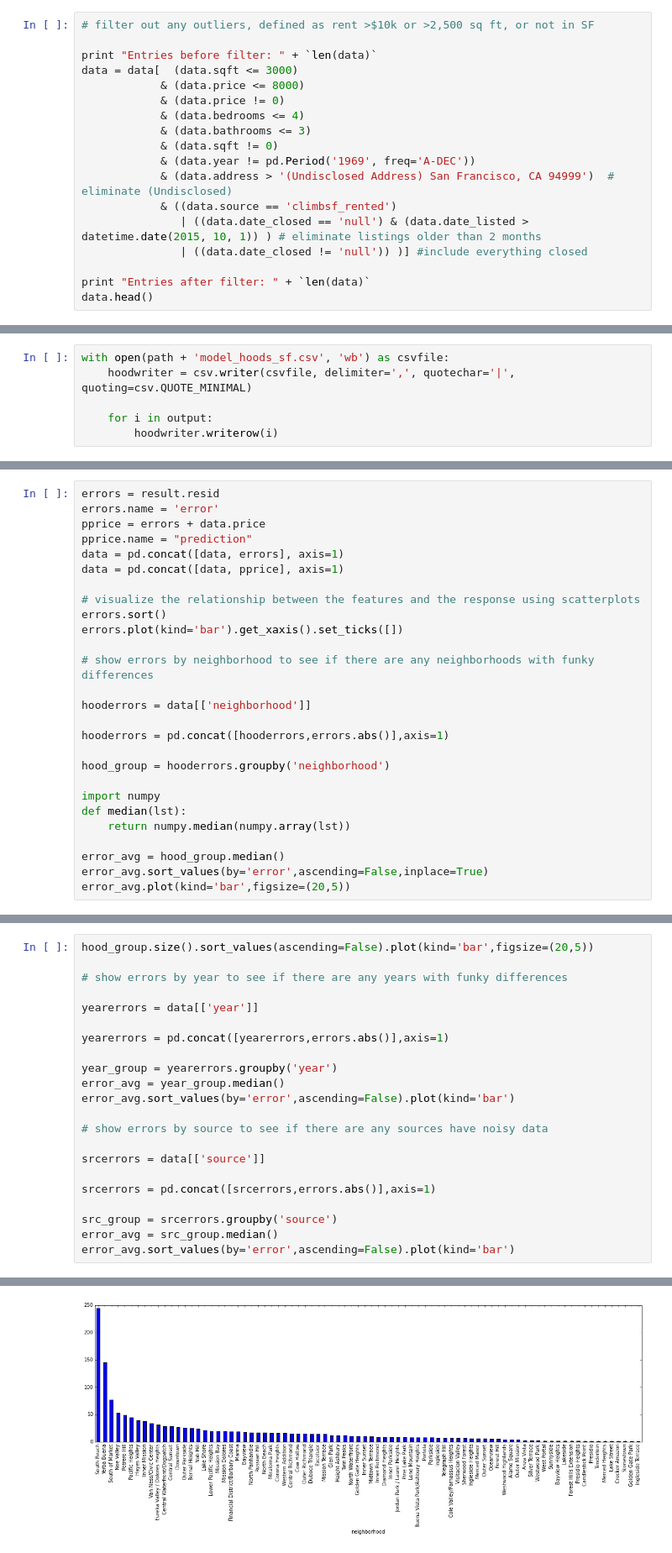
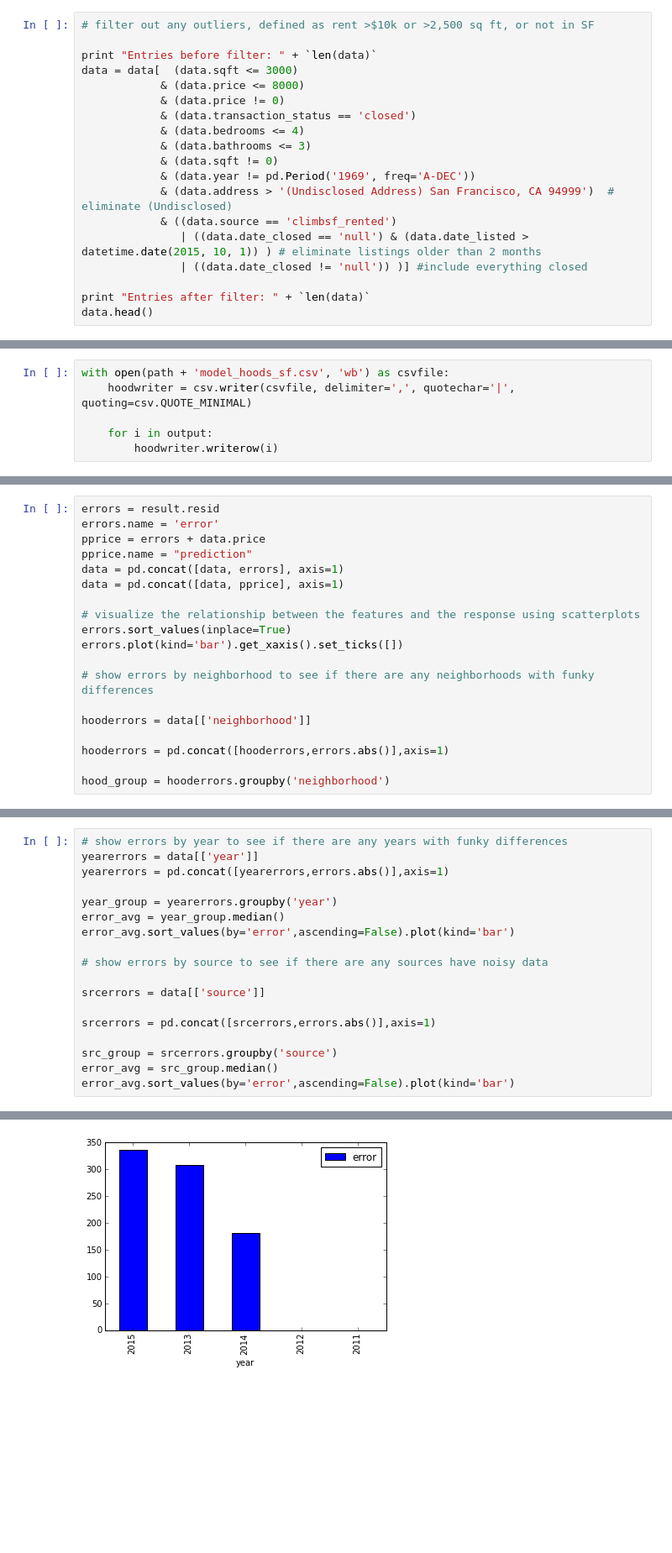
Before and after one commit to ivoytov/rentalnerd, a Jupyter notebook: scraper/SF Model v3.ipynb, the cells around one changed output, grey strips where cells are left out. Shown at 84% size. Saved outputs shown, nothing was run; the diff lists cells and outputs as text; blank space fills up the shorter version.

```diff
--- a/scraper/SF Model v3.ipynb
+++ b/scraper/SF Model v3.ipynb
@@ -159,6 +170,7 @@ print "Entries before filter: " + `len(data)`
 data = data[  (data.sqft <= 3000)
             & (data.price <= 8000)
             & (data.price != 0)
+            & (data.transaction_status == 'closed')
             & (data.bedrooms <= 4)
             & (data.bathrooms <= 3)
             & (data.sqft != 0)
@@ -335,7 +347,7 @@ data = pd.concat([data, errors], axis=1)
 data = pd.concat([data, pprice], axis=1)
 
 # visualize the relationship between the features and the response using scatterplots
-errors.sort()
+errors.sort_values(inplace=True)
 errors.plot(kind='bar').get_xaxis().set_ticks([])
 
 # show errors by neighborhood to see if there are any neighborhoods with funky differences
@@ -345,12 +357,4 @@ hooderrors = data[['neighborhood']]
 hooderrors = pd.concat([hooderrors,errors.abs()],axis=1)
 
 hood_group = hooderrors.groupby('neighborhood')
-
-import numpy
-def median(lst):
-    return numpy.median(numpy.array(lst))
-
-error_avg = hood_group.median()
-error_avg.sort_values(by='error',ascending=False,inplace=True)
-error_avg.plot(kind='bar',figsize=(20,5))
 # %% [output]
@@ -360,25 +369,21 @@ error_avg.plot(kind='bar',figsize=(20,5))
 # %%
-hood_group.size().sort_values(ascending=False).plot(kind='bar',figsize=(20,5))
-
 # show errors by year to see if there are any years with funky differences
-
 yearerrors = data[['year']]
-
 yearerrors = pd.concat([yearerrors,errors.abs()],axis=1)
 
 year_group = yearerrors.groupby('year')
 error_avg = year_group.median()
 error_avg.sort_values(by='error',ascending=False).plot(kind='bar')
 
 # show errors by source to see if there are any sources have noisy data
 
 srcerrors = data[['source']]
 
 srcerrors = pd.concat([srcerrors,errors.abs()],axis=1)
 
 src_group = srcerrors.groupby('source')
 error_avg = src_group.median()
 error_avg.sort_values(by='error',ascending=False).plot(kind='bar')
 # %% [output]
 <matplotlib.axes._subplots.AxesSubplot at 0x...>
-[figure, old version]
+[figure, new version]
```
Also changed, not shown: parts of 38 cells of this notebook.
